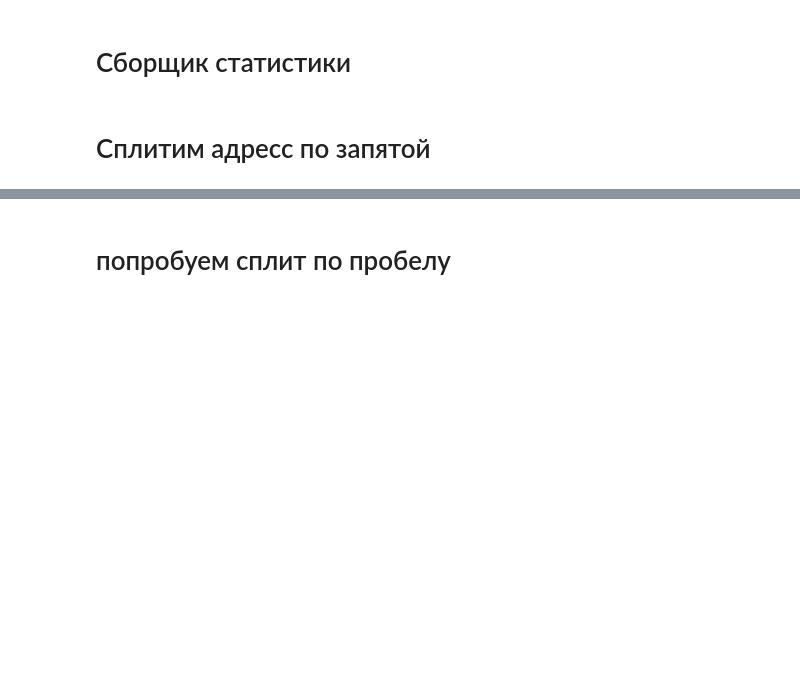
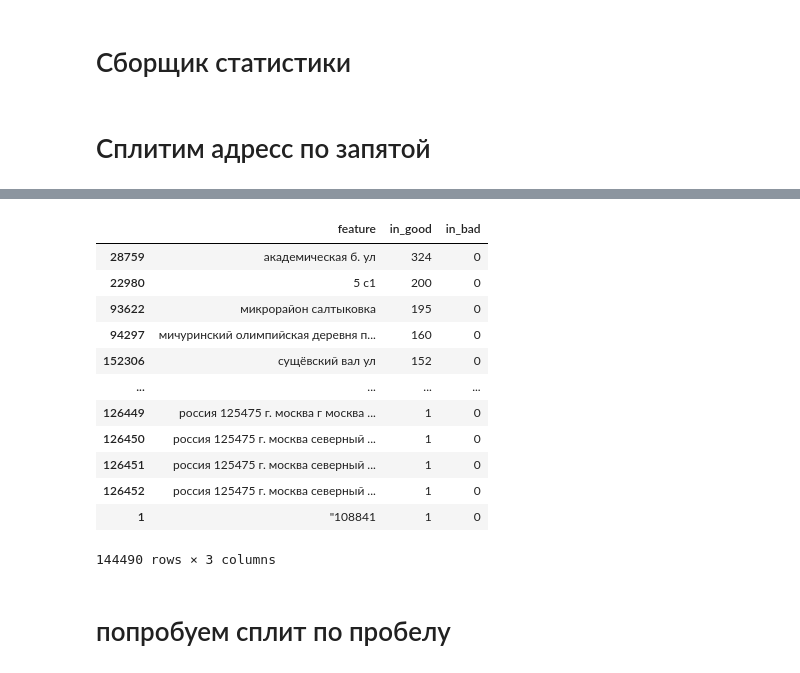
Before and after one commit to Falconwatch/hackaton, a Jupyter notebook: Untitled0.ipynb, the cells around one changed output, grey strips where cells are left out. Drawn from its saved outputs; the diff is of its cells as text; code cells hidden in the pictures; blank space fills up the shorter version.

```diff
--- a/Untitled0.ipynb
+++ b/Untitled0.ipynb
@@ -65,3 +84,19 @@ seen_only_in_bad_coma.sort_values(by=['in_bad'], ascending=False)[:50]
+# %%
+coma_stats[coma_stats['in_bad']==0].sort_values('in_good', ascending=False)
+# %% [output]
+|  | feature | in_good | in_bad |
+| 28759 | академическая б. ул | 324 | 0 |
+| 22980 | 5 с1 | 200 | 0 |
+| 93622 | микрорайон салтыковка | 195 | 0 |
+| 94297 | мичуринский олимпийская деревня п... | 160 | 0 |
+| 152306 | сущёвский вал ул | 152 | 0 |
+| ... | ... | ... | ... |
+| 126449 | россия 125475 г. москва г москва ... | 1 | 0 |
+| 126450 | россия 125475 г. москва северный ... | 1 | 0 |
+| 126451 | россия 125475 г. москва северный ... | 1 | 0 |
+| 126452 | россия 125475 г. москва северный ... | 1 | 0 |
+| 1 | "108841 | 1 | 0 |
+144490 rows × 3 columns
 # %% [markdown]
 # попробуем сплит по пробелу
 # %%
```
Also changed, not shown: parts of 11 cells of this notebook.
